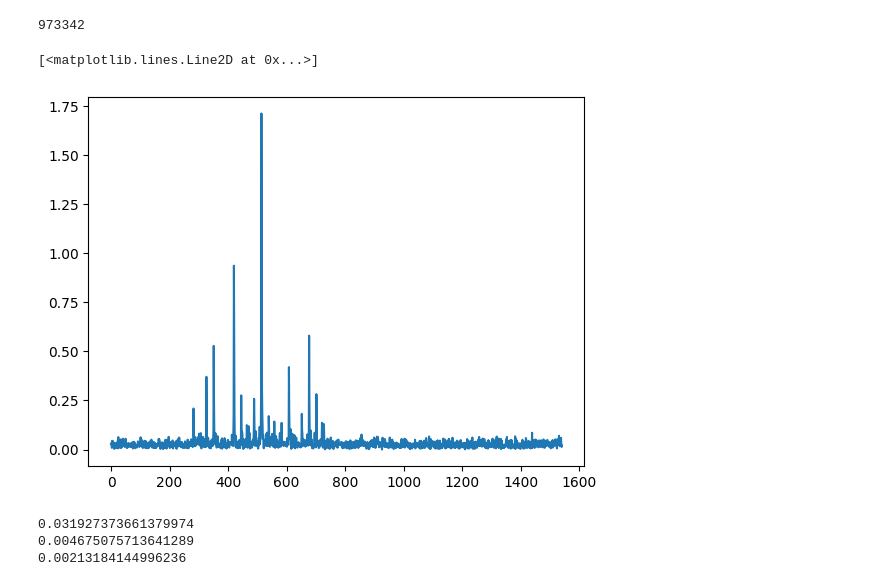
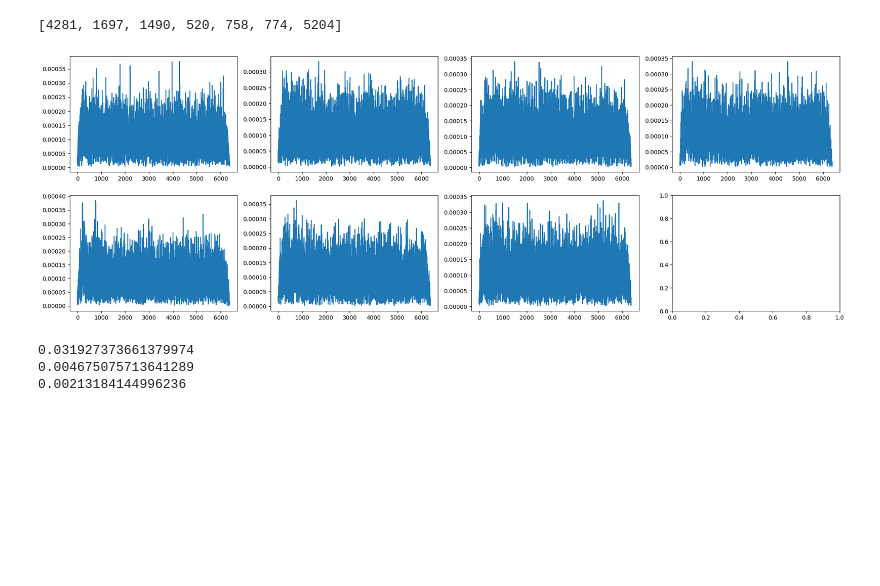
Before and after one commit to navya-xx/OTA-C, a Jupyter notebook: cpp/sync_tests.ipynb, the cells around one changed output. Saved outputs shown, nothing was run; the diff lists cells and outputs as text; code cells hidden in the pictures; blank space fills up the shorter version.

```diff
--- a/cpp/sync_tests.ipynb
+++ b/cpp/sync_tests.ipynb
@@ -2,7 +2,7 @@
 import numpy as np
 import struct
 # %%
-file_path = "./storage/txrx_file.dat"
+file_path = "./storage/mc_run_data.dat"
 sample_size = 8
 with open(file_path, 'rb') as f:
     # Read the binary data
@@ -29,13 +29,5 @@ plt.plot(np.abs(samples))
 # %%
-N = 79
-M = 41
-R = 1
-U = 1
-zfc_seq = np.array([np.exp(-1j * np.pi * M * n * (n + 1) / N) for n in range(N)])
-zfc_seq_upsamp = np.zeros((N*U), dtype=complex)
-for i in range(N):
-    zfc_seq_upsamp[i*U] = zfc_seq[i]
+N = 257
+M_list = [41, 73, 109, 97, 173, 211, 139]
 
-# zfc_seq_rep = np.tile(zfc_seq, R)
-print(zfc_seq_upsamp.shape)
-# plt.plot(np.abs(zfc_seq_upsamp))
+zfc_seq_list = [np.array([np.exp(-1j * np.pi * M * n * (n + 1) / N) for n in range(N)]) for M in M_list]
@@ -44,4 +33,0 @@ print(zfc_seq_upsamp.shape)
-# %%
-corr_zfc = np.correlate(np.tile(0.2 * zfc_seq, 3), zfc_seq, mode='full') / N
-plt.plot(np.abs(corr_zfc))
-print(np.max(np.abs(corr_zfc)))
@@ -51,16 +34,26 @@ print(np.max(np.abs(corr_zfc)))
+# %%
+
+corr_zfc_list = [np.correlate(samples, zfc_seq, mode='full') / N for zfc_seq in zfc_seq_list]
+
+peak_indices = []
+for i in range(len(M_list)):
+    peak_indices.append(np.argmax(np.abs(corr_zfc_list[i])).item())
+
+print(peak_indices)
+# %% [output]
+[4281, 1697, 1490, 520, 758, 774, 5204]
 # %%
-plot_data = np.abs(corr_zfc)
-pmax = np.argmax(plot_data).item()
-print(pmax)
+plot_data_list = [np.abs(corr_zfc) for corr_zfc in corr_zfc_list]
 
-plt.plot(plot_data[pmax - 2 * N * U : pmax + 4 * N * U])
+fig, ax = plt.subplots(2, 4, figsize=[24,8])
+axs = ax.flatten()
+for i in range(len(M_list)):
+    axs[i].plot(plot_data_list[i])
 
 # print(np.diff(np.argwhere(plot_data > 60.0).squeeze()))
 # print(plot_data[np.argwhere(plot_data > 60.0).squeeze()])
 # %% [output]
-973342
-[<matplotlib.lines.Line2D at 0x...>]
-[figure, old version]
+[figure, new version]
 # %%
 # floating window - to find the threshold
 window_len = N
```
Also changed, not shown: parts of 4 cells of this notebook.
